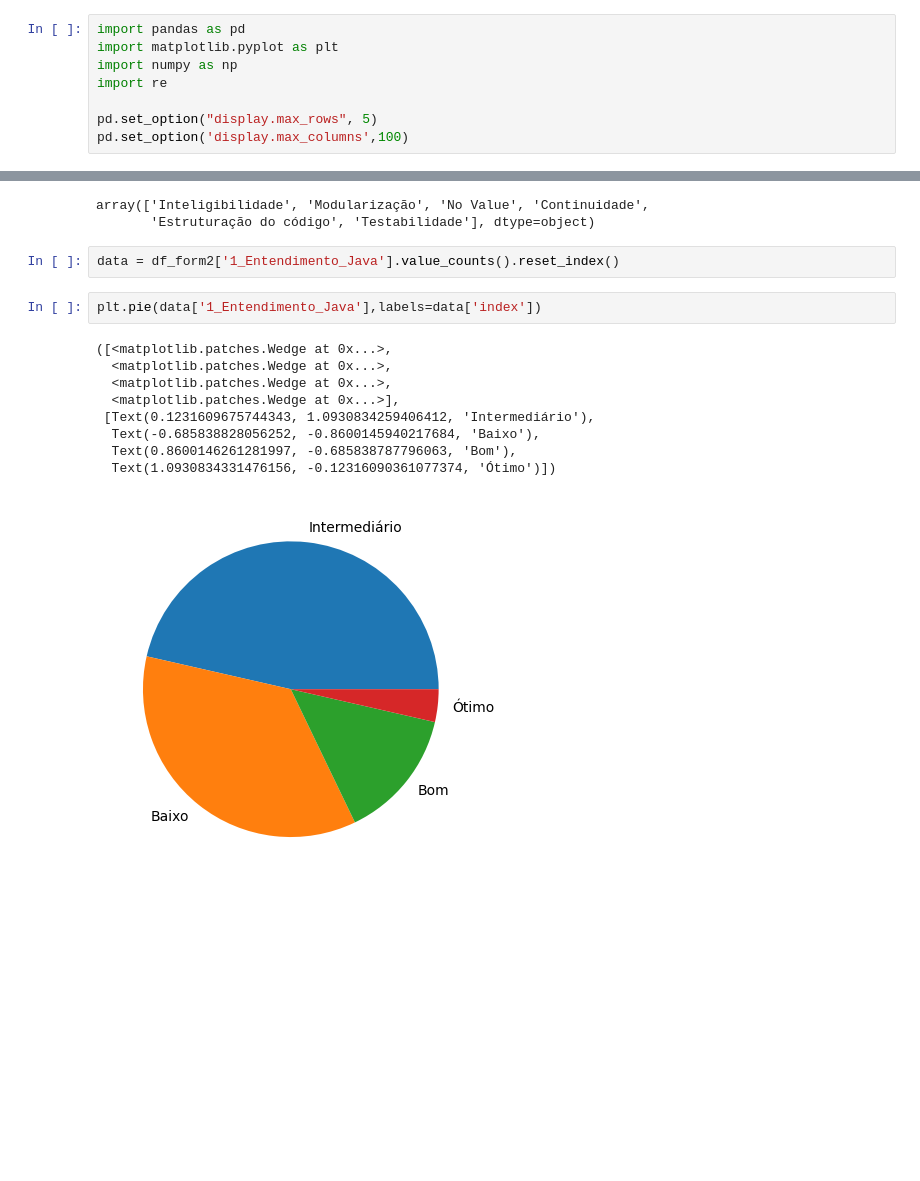
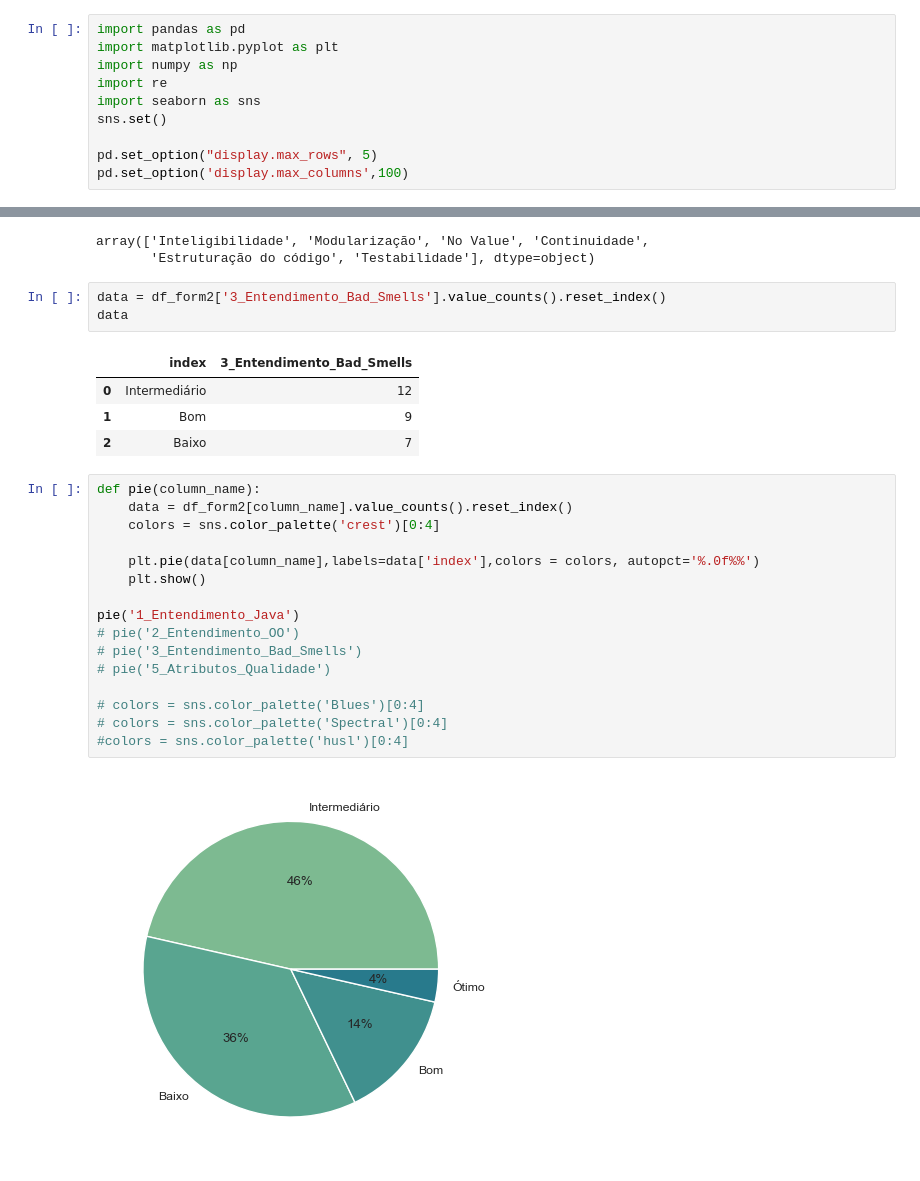
Before and after one commit to stefaneadna/Quality_Software, a Jupyter notebook: trabalho3/analise.ipynb, the cells around one changed output, grey strips where cells are left out. Cells and saved outputs as stored; diff of their text form; blank space fills up the shorter version.

```diff
--- a/trabalho3/analise.ipynb
+++ b/trabalho3/analise.ipynb
@@ -3,6 +3,8 @@ import pandas as pd
 import matplotlib.pyplot as plt
 import numpy as np
 import re
+import seaborn as sns
+sns.set()
 
 pd.set_option("display.max_rows", 5)
 pd.set_option('display.max_columns',100)
@@ -122,16 +128,28 @@ array(['Métodos Longos', 'Métodos com muitos parâmetros',
 array(['Inteligibilidade', 'Modularização', 'No Value', 'Continuidade',
        'Estruturação do código', 'Testabilidade'], dtype=object)
 # %%
-data = df_form2['1_Entendimento_Java'].value_counts().reset_index()
+data = df_form2['3_Entendimento_Bad_Smells'].value_counts().reset_index()
+data
+# %% [output]
+|  | index | 3_Entendimento_Bad_Smells |
+| 0 | Intermediário | 12 |
+| 1 | Bom | 9 |
+| 2 | Baixo | 7 |
-# %%
-plt.pie(data['1_Entendimento_Java'],labels=data['index'])
-# %% [output]
-([<matplotlib.patches.Wedge at 0x...>,
-  <matplotlib.patches.Wedge at 0x...>,
-  <matplotlib.patches.Wedge at 0x...>,
-  <matplotlib.patches.Wedge at 0x...>],
- [Text(0.1231609675744343, 1.0930834259406412, 'Intermediário'),
-  Text(-0.685838828056252, -0.8600145940217684, 'Baixo'),
-  Text(0.8600146261281997, -0.685838787796063, 'Bom'),
-  Text(1.0930834331476156, -0.12316090361077374, 'Ótimo')])
-[figure, removed]
+# %%
+def pie(column_name):
+    data = df_form2[column_name].value_counts().reset_index()
+    colors = sns.color_palette('crest')[0:4]
+
+    plt.pie(data[column_name],labels=data['index'],colors = colors, autopct='%.0f%%')
+    plt.show()
+
+pie('1_Entendimento_Java')
+# pie('2_Entendimento_OO')
+# pie('3_Entendimento_Bad_Smells')
+# pie('5_Atributos_Qualidade')
+
+# colors = sns.color_palette('Blues')[0:4]
+# colors = sns.color_palette('Spectral')[0:4]
+#colors = sns.color_palette('husl')[0:4]
+# %% [output]
+[figure, added]
```
Also changed, not shown: parts of 4 cells of this notebook, 1 other file.
